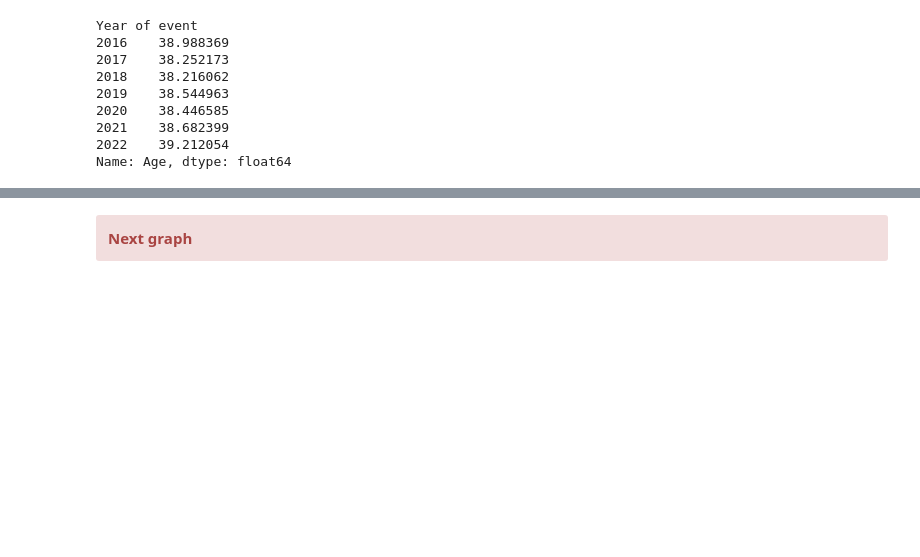
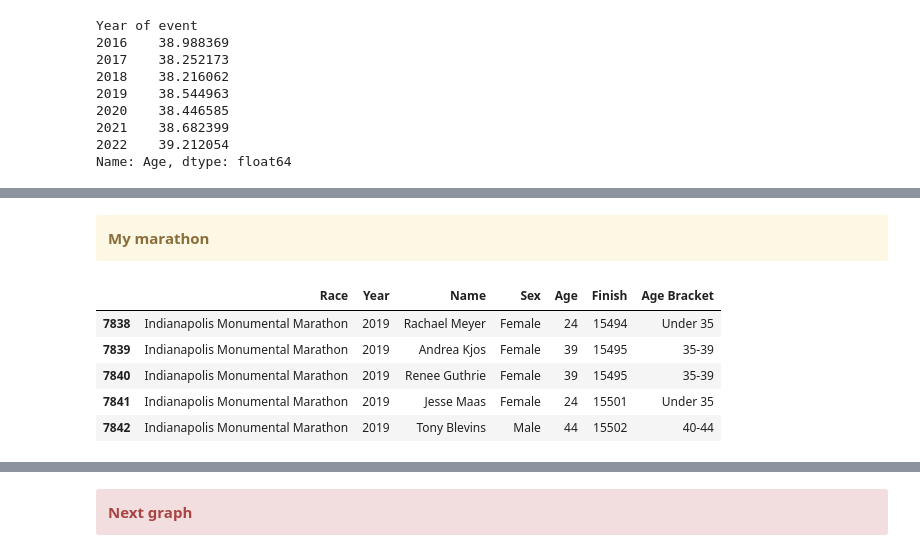
Before and after one commit to RunningBaldMan/Age_and_Endurance, a Jupyter notebook: Endurance_Beyond_Youth.ipynb, the cells around one changed output, grey strips where cells are left out. Cells and saved outputs as stored; diff of their text form; code cells hidden in the pictures; blank space fills up the shorter version.

```diff
--- a/Endurance_Beyond_Youth.ipynb
+++ b/Endurance_Beyond_Youth.ipynb
@@ -549,0 +521,16 @@ plt.show()
+# %% [markdown]
+<div class="alert alert-block alert-warning">
+<b>My marathon</b>
+</div>
+# %%
+# narrow dataset down to the marathon I completed
+
+monumental_marathon_2019 = marathon_df[(marathon_df['Year'] == 2019) & (marathon_df['Race'] == 'Indianapolis Monumental Marathon')]
+monumental_marathon_2019.head()
+# %% [output]
+|  | Race | Year | Name | Sex | Age | Finish | Age Bracket |
+| 7838 | Indianapolis Monumental Marathon | 2019 | Rachael Meyer | Female | 24 | 15494 | Under 35 |
+| 7839 | Indianapolis Monumental Marathon | 2019 | Andrea Kjos | Female | 39 | 15495 | 35-39 |
+| 7840 | Indianapolis Monumental Marathon | 2019 | Renee Guthrie | Female | 39 | 15495 | 35-39 |
+| 7841 | Indianapolis Monumental Marathon | 2019 | Jesse Maas | Female | 24 | 15501 | Under 35 |
+| 7842 | Indianapolis Monumental Marathon | 2019 | Tony Blevins | Male | 44 | 15502 | 40-44 |
```
Also changed, not shown: parts of 15 cells of this notebook.
